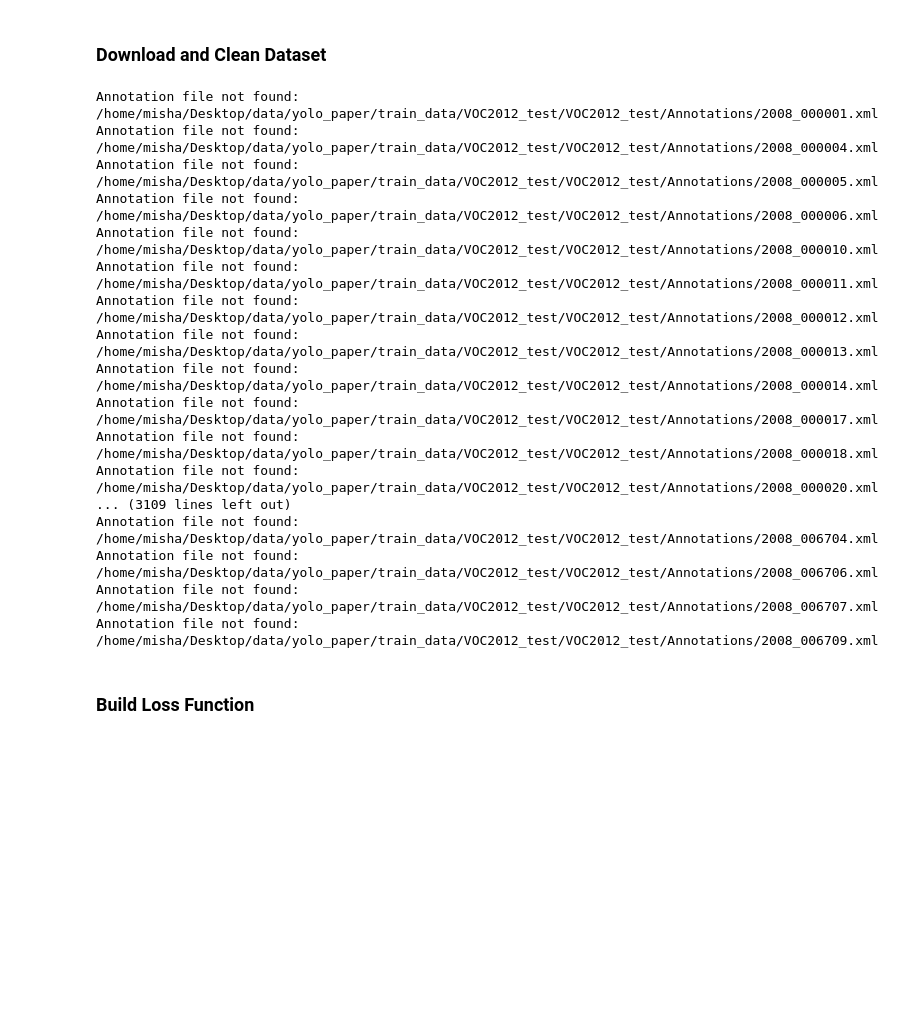
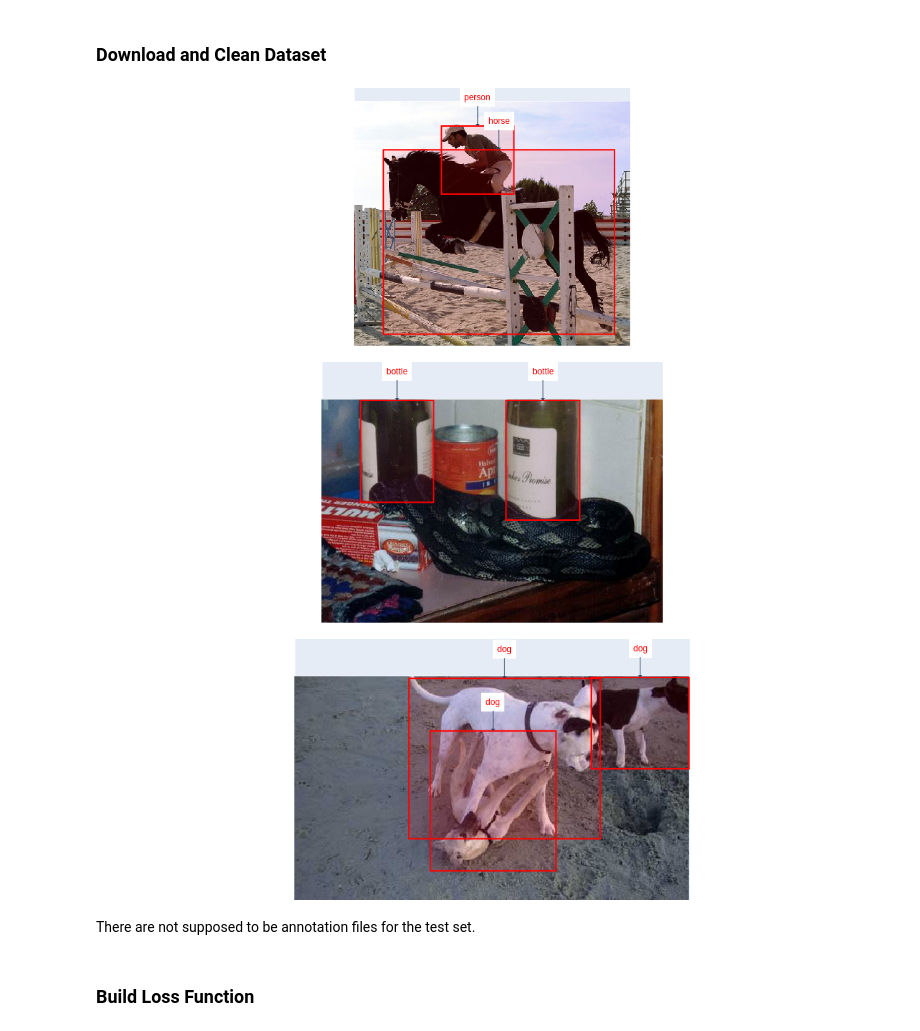
Before and after one commit to mishamickevicius/ML-Projects, a Jupyter notebook: Research Paper Implementations/YOLO- Unified, Real-Time Object Detection.ipynb, the cells around one changed output. Drawn from its saved outputs; the diff is of its cells as text; code cells hidden in the pictures; blank space fills up the shorter version.

```diff
--- a/Research Paper Implementations/YOLO- Unified, Real-Time Object Detection.ipynb
+++ b/Research Paper Implementations/YOLO- Unified, Real-Time Object Detection.ipynb
@@ -633,25 +631,13 @@ def visualize_tf_dataset(dataset, num_instances=1):
         if instances_visualized >= num_instances:
             break
 # %%
-visualize_tf_dataset(test_df, num_instances=3)
+visualize_tf_dataset(train_df, num_instances=3)
 # %% [output]
-Annotation file not found: /home/misha/Desktop/data/yolo_paper/train_data/VOC2012_test/VOC2012_test/Annotations/2008_000001.xml
-Annotation file not found: /home/misha/Desktop/data/yolo_paper/train_data/VOC2012_test/VOC2012_test/Annotations/2008_000004.xml
-Annotation file not found: /home/misha/Desktop/data/yolo_paper/train_data/VOC2012_test/VOC2012_test/Annotations/2008_000005.xml
-Annotation file not found: /home/misha/Desktop/data/yolo_paper/train_data/VOC2012_test/VOC2012_test/Annotations/2008_000006.xml
-Annotation file not found: /home/misha/Desktop/data/yolo_paper/train_data/VOC2012_test/VOC2012_test/Annotations/2008_000010.xml
-Annotation file not found: /home/misha/Desktop/data/yolo_paper/train_data/VOC2012_test/VOC2012_test/Annotations/2008_000011.xml
-Annotation file not found: /home/misha/Desktop/data/yolo_paper/train_data/VOC2012_test/VOC2012_test/Annotations/2008_000012.xml
-Annotation file not found: /home/misha/Desktop/data/yolo_paper/train_data/VOC2012_test/VOC2012_test/Annotations/2008_000013.xml
-Annotation file not found: /home/misha/Desktop/data/yolo_paper/train_data/VOC2012_test/VOC2012_test/Annotations/2008_000014.xml
-Annotation file not found: /home/misha/Desktop/data/yolo_paper/train_data/VOC2012_test/VOC2012_test/Annotations/2008_000017.xml
-Annotation file not found: /home/misha/Desktop/data/yolo_paper/train_data/VOC2012_test/VOC2012_test/Annotations/2008_000018.xml
-Annotation file not found: /home/misha/Desktop/data/yolo_paper/train_data/VOC2012_test/VOC2012_test/Annotations/2008_000020.xml
-... (3109 lines left out)
-Annotation file not found: /home/misha/Desktop/data/yolo_paper/train_data/VOC2012_test/VOC2012_test/Annotations/2008_006704.xml
-Annotation file not found: /home/misha/Desktop/data/yolo_paper/train_data/VOC2012_test/VOC2012_test/Annotations/2008_006706.xml
-Annotation file not found: /home/misha/Desktop/data/yolo_paper/train_data/VOC2012_test/VOC2012_test/Annotations/2008_006707.xml
-Annotation file not found: /home/misha/Desktop/data/yolo_paper/train_data/VOC2012_test/VOC2012_test/Annotations/2008_006709.xml
+[figure, added]
+[figure, added]
+[figure, added]
+# %% [markdown]
+There are not supposed to be annotation files for the test set.
 # %% [markdown]
 ### Build Loss Function
 # %%
```
Also changed, not shown: parts of 5 cells of this notebook.
